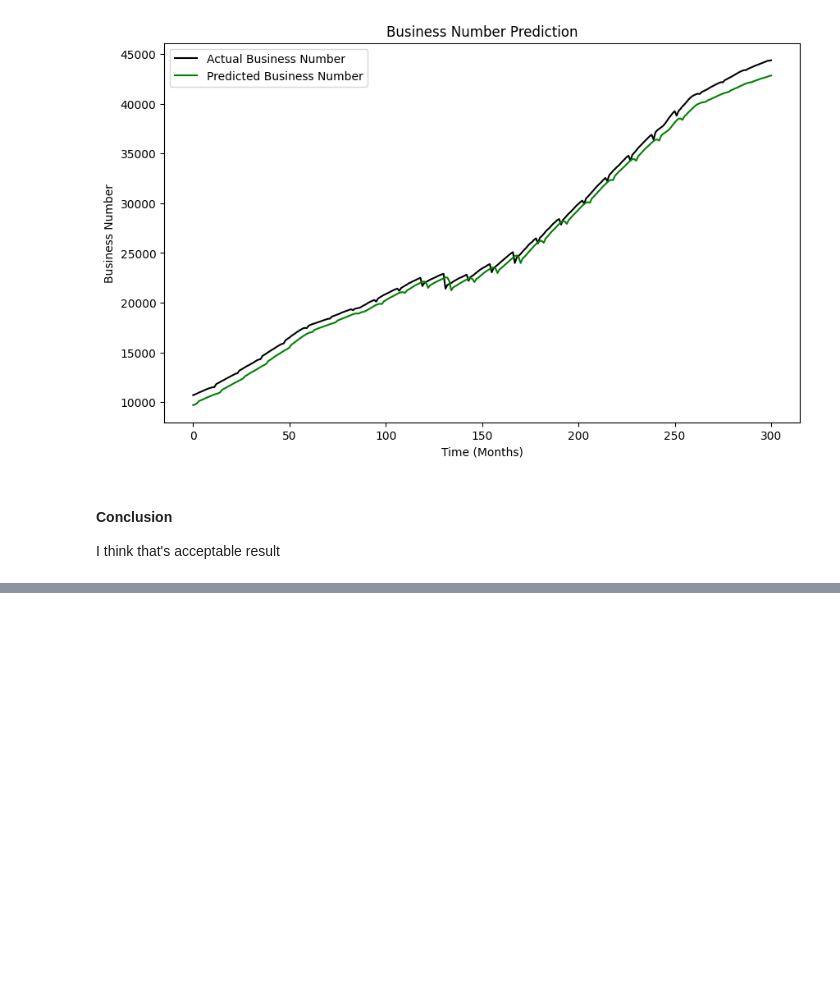
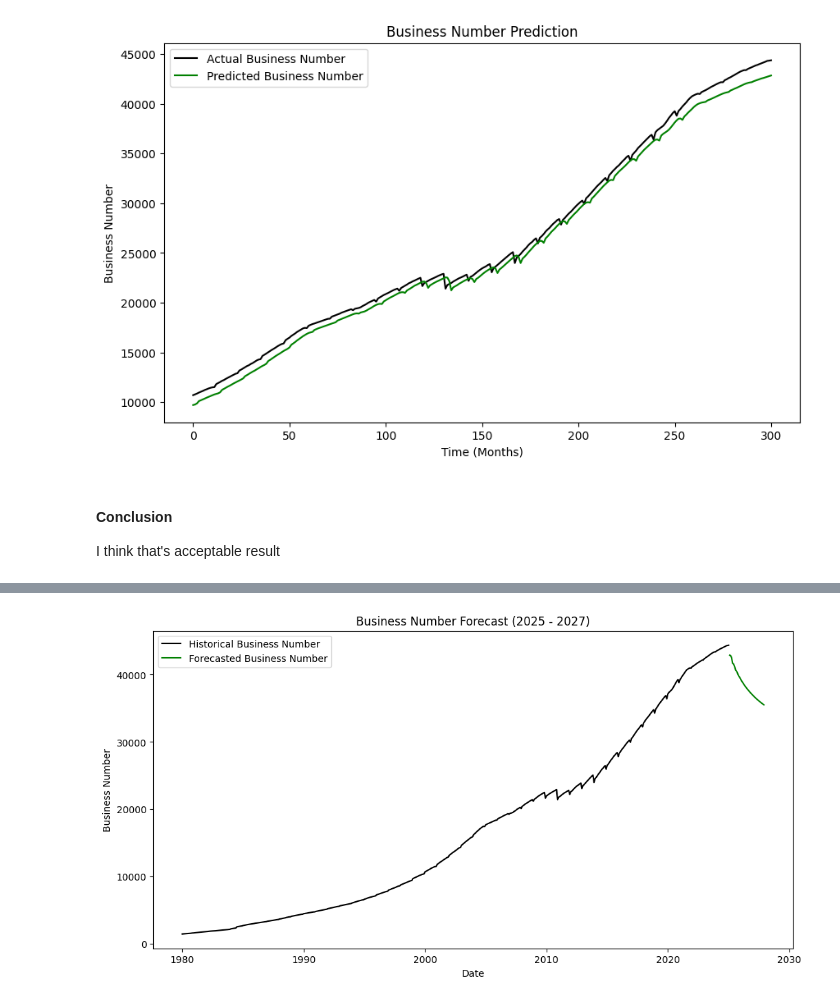
Before and after one commit to EricSJSU-DataScience/CS163_project, a Jupyter notebook: dataset_la_business_ml.ipynb, the cells around one changed output, grey strips where cells are left out. Cells and saved outputs as stored; diff of their text form; code cells hidden in the pictures; blank space fills up the shorter version.

```diff
--- a/dataset_la_business_ml.ipynb
+++ b/dataset_la_business_ml.ipynb
@@ -603,0 +606,88 @@ I think that's acceptable result
+# %%
+import numpy as np
+import pandas as pd
+import matplotlib.pyplot as plt
+import datetime as dt
+from tensorflow.keras.models import load_model  # or your model defined elsewhere
+
+# -------------------------------
+# Setup / Assumptions:
+# -------------------------------
+# data_retail_filtered: your DataFrame with columns 'date' (YYYY-MM) and 'business_number'
+# scaler: a fitted scaler (e.g., MinMaxScaler) used on business_number training data.
+# model: your already-trained LSTM model for predicting the business_number.
+# prediction_n: the number of months used for prediction (lookback window); e.g., prediction_n = 6
+
+# For demonstration, let's define some example values:
+prediction_n = 3   # e.g., last 3 months for lookback
+
+# -------------------------------
+# Prepare the training data (for context)
+# -------------------------------
+# Scale the business_number column:
+scaled_data = scaler.fit_transform(data_retail_filtered['business_number'].values.reshape(-1, 1))
+
+# (Your training preparation code would create x_train and y_train here.)
+# For future prediction, we only need the scaled series stored in model_inputs.
+
+# Let's assume your entire series used for training is in 'scaled_data'
+# and the corresponding unscaled DataFrame is data_retail_filtered.
+# We'll treat model_inputs as the scaled business_number series:
+model_inputs = scaled_data
+
+# -------------------------------
+# Define the future forecast period: from 2025 to 2027
+# -------------------------------
+# Convert the 'date' column to datetime:
+data_retail_filtered['date_dt'] = pd.to_datetime(data_retail_filtered['date'], format='%Y-%m')
+# Assume the latest date in our dataset is the last available month
+last_date = data_retail_filtered['date_dt'].max()
+
+# Set the target forecast end date (here December 2027)
+target_end_date = pd.to_datetime("2027-12", format='%Y-%m')
+
+# Create a date range for each future month after the last date in the dataset
+future_dates = pd.date_range(start=last_date + pd.offsets.MonthBegin(1), end=target_end_date, freq='MS')
+future_steps = len(future_dates)
+
+# -------------------------------
+# Iterative Prediction for Future Months
+# -------------------------------
+# Start with the last 'prediction_n' months from your model inputs:
+current_sequence = model_inputs[-prediction_n:].copy()
+future_predictions = []
+
+for _ in range(future_steps):
+    # Reshape to a 3D array: (1, prediction_n, 1)
+    current_seq_reshaped = current_sequence.reshape(1, prediction_n, 1)
+
+    # Generate a prediction using the LSTM model:
+    pred_scaled = model.predict(current_seq_reshaped)
+
+    # Append prediction to our results list:
+    future_predictions.append(pred_scaled[0, 0])
+
+    # Append the prediction to the end of the current sequence and drop the first value
+    current_sequence = np.append(current_sequence, pred_scaled)[-prediction_n:]
+
+# Convert predictions to numpy array and inverse scale to get actual values:
+future_predictions = np.array(future_predictions).reshape(-1, 1)
+future_predictions_actual = scaler.inverse_transform(future_predictions)
+
+# -------------------------------
+# Plot the predictions for the future period
+# -------------------------------
+plt.figure(figsize=(12, 6))
+
+# Plot actual historical business_number (if desired):
+plt.plot(data_retail_filtered['date_dt'], data_retail_filtered['business_number'], color='black', label='Historical Business Number')
+
+# Plot the forecasted business_number for the future period:
+plt.plot(future_dates, future_predictions_actual, color='green', label='Forecasted Business Number')
+
+plt.title("Business Number Forecast (2025 - 2027)")
+plt.xlabel("Date")
+plt.ylabel("Business Number")
+plt.legend()
+plt.show()
+# %% [output]
@@ -603,0 +711 @@ I think that's acceptable result
+[figure, added]
```
Also changed, not shown: parts of 2 cells of this notebook, 1 other file.
